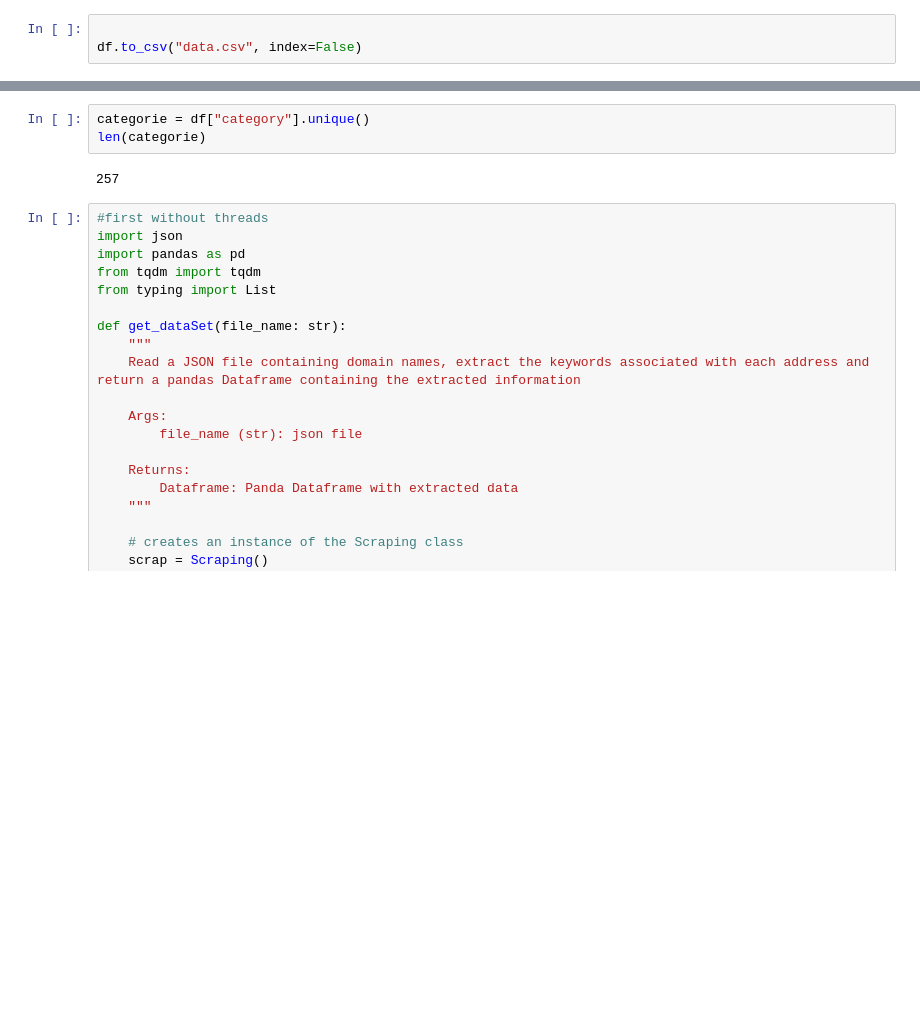
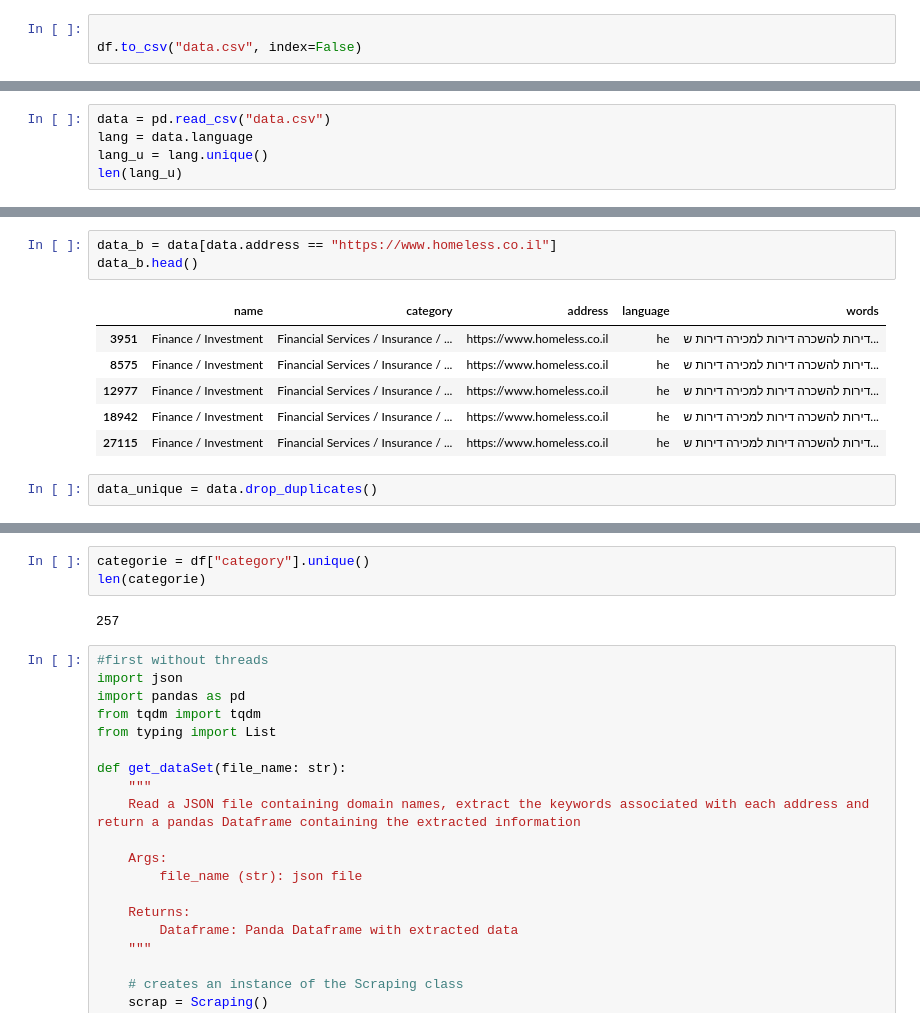
Before and after one commit to Steve2404/Praktikum, a Jupyter notebook: Projekt/scraping_file.ipynb, the cells around one changed output, grey strips where cells are left out. Cells and saved outputs as stored; diff of their text form; blank space fills up the shorter version.

```diff
--- a/Projekt/scraping_file.ipynb
+++ b/Projekt/scraping_file.ipynb
@@ -315,0 +328,5 @@ df = pd.read_csv("DataSete.csv")
+# %%
+data = pd.read_csv("data.csv")
+lang = data.language
+lang_u = lang.unique()
+len(lang_u)
@@ -315,0 +359,12 @@ df = pd.read_csv("DataSete.csv")
+# %%
+data_b = data[data.address == "https://www.homeless.co.il"]
+data_b.head()
+# %% [output]
+|  | name | category | address | language | words |
+| 3951 | Finance / Investment | Financial Services / Insurance / ... | https://www.homeless.co.il | he | דירות להשכרה דירות למכירה דירות ש... |
+| 8575 | Finance / Investment | Financial Services / Insurance / ... | https://www.homeless.co.il | he | דירות להשכרה דירות למכירה דירות ש... |
+| 12977 | Finance / Investment | Financial Services / Insurance / ... | https://www.homeless.co.il | he | דירות להשכרה דירות למכירה דירות ש... |
+| 18942 | Finance / Investment | Financial Services / Insurance / ... | https://www.homeless.co.il | he | דירות להשכרה דירות למכירה דירות ש... |
+| 27115 | Finance / Investment | Financial Services / Insurance / ... | https://www.homeless.co.il | he | דירות להשכרה דירות למכירה דירות ש... |
+# %%
+data_unique = data.drop_duplicates()
```
Also changed, not shown: parts of 20 cells of this notebook, 4 other files.
